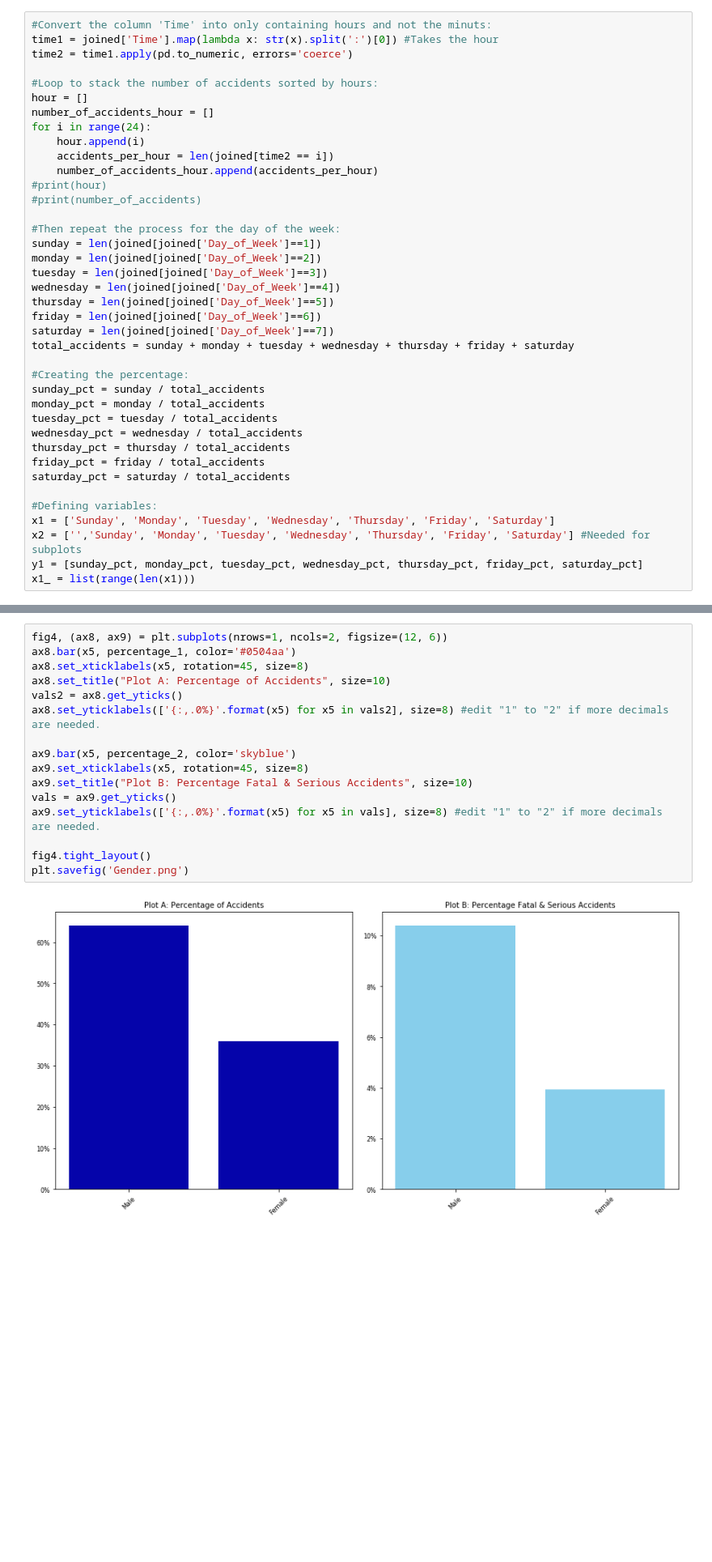
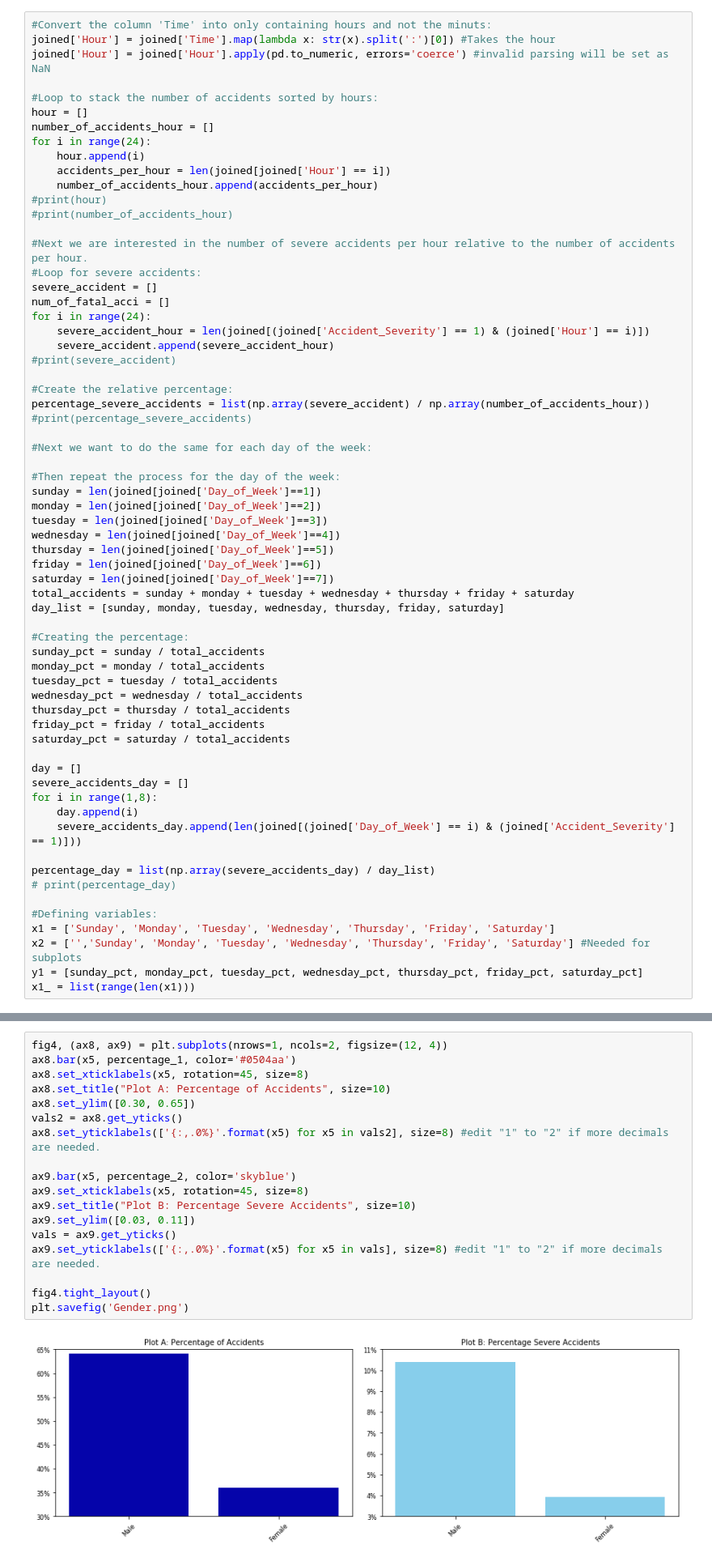
Before and after one commit to mathias2100/Group-30, a Jupyter notebook: SDS.ipynb, the cells around one changed output, grey strips where cells are left out. Shown: that part at 81% size. Saved outputs shown, nothing was run; the diff lists cells and outputs as text; blank space fills up the shorter version.

```diff
--- a/SDS.ipynb
+++ b/SDS.ipynb
@@ -207,18 +212,33 @@ In this section, we create the following descritive plots:
 ### Plot: Accidents by time of day and day of the week:
 # %%
 #Convert the column 'Time' into only containing hours and not the minuts:
-time1 = joined['Time'].map(lambda x: str(x).split(':')[0]) #Takes the hour
-time2 = time1.apply(pd.to_numeric, errors='coerce')
+joined['Hour'] = joined['Time'].map(lambda x: str(x).split(':')[0]) #Takes the hour
+joined['Hour'] = joined['Hour'].apply(pd.to_numeric, errors='coerce') #invalid parsing will be set as NaN
 
 #Loop to stack the number of accidents sorted by hours:
 hour = []
 number_of_accidents_hour = []
 for i in range(24):
     hour.append(i)
-    accidents_per_hour = len(joined[time2 == i])
+    accidents_per_hour = len(joined[joined['Hour'] == i])
     number_of_accidents_hour.append(accidents_per_hour)
 #print(hour)
-#print(number_of_accidents)
+#print(number_of_accidents_hour)
+
+#Next we are interested in the number of severe accidents per hour relative to the number of accidents per hour.
+#Loop for severe accidents:
+severe_accident = []
+num_of_fatal_acci = []
+for i in range(24):
+    severe_accident_hour = len(joined[(joined['Accident_Severity'] == 1) & (joined['Hour'] == i)])
+    severe_accident.append(severe_accident_hour)
+#print(severe_accident)
+
+#Create the relative percentage:
+percentage_severe_accidents = list(np.array(severe_accident) / np.array(number_of_accidents_hour))
+#print(percentage_severe_accidents)
+
+#Next we want to do the same for each day of the week:
 
 #Then repeat the process for the day of the week:
 sunday = len(joined[joined['Day_of_Week']==1])
@@ -229,6 +249,7 @@ thursday = len(joined[joined['Day_of_Week']==5])
 friday = len(joined[joined['Day_of_Week']==6])
 saturday = len(joined[joined['Day_of_Week']==7])
 total_accidents = sunday + monday + tuesday + wednesday + thursday + friday + saturday
+day_list = [sunday, monday, tuesday, wednesday, thursday, friday, saturday]
 
 #Creating the percentage:
 sunday_pct = sunday / total_accidents
@@ -239,6 +260,15 @@ thursday_pct = thursday / total_accidents
 friday_pct = friday / total_accidents
 saturday_pct = saturday / total_accidents
 
+day = []
+severe_accidents_day = []
+for i in range(1,8):
+    day.append(i)
+    severe_accidents_day.append(len(joined[(joined['Day_of_Week'] == i) & (joined['Accident_Severity'] == 1)]))
+
+percentage_day = list(np.array(severe_accidents_day) / day_list)
+# print(percentage_day)
+
 #Defining variables:
 x1 = ['Sunday', 'Monday', 'Tuesday', 'Wednesday', 'Thursday', 'Friday', 'Saturday']
 x2 = ['','Sunday', 'Monday', 'Tuesday', 'Wednesday', 'Thursday', 'Friday', 'Saturday'] #Needed for subplots
@@ -370,23 +433,25 @@ total_2 = sum(fatal_accident_per_gender_2)
 fatal_accident_per_gender_3 = np.array(fatal_accident_per_gender_2)
 percentage_2 = fatal_accident_per_gender_3 / total_1
 # %%
-fig4, (ax8, ax9) = plt.subplots(nrows=1, ncols=2, figsize=(12, 6))
+fig4, (ax8, ax9) = plt.subplots(nrows=1, ncols=2, figsize=(12, 4))
 ax8.bar(x5, percentage_1, color='#0504aa')
 ax8.set_xticklabels(x5, rotation=45, size=8)
 ax8.set_title("Plot A: Percentage of Accidents", size=10)
+ax8.set_ylim([0.30, 0.65])
 vals2 = ax8.get_yticks()
 ax8.set_yticklabels(['{:,.0%}'.format(x5) for x5 in vals2], size=8) #edit "1" to "2" if more decimals are needed.
 
 ax9.bar(x5, percentage_2, color='skyblue')
 ax9.set_xticklabels(x5, rotation=45, size=8)
-ax9.set_title("Plot B: Percentage Fatal & Serious Accidents", size=10)
+ax9.set_title("Plot B: Percentage Severe Accidents", size=10)
+ax9.set_ylim([0.03, 0.11])
 vals = ax9.get_yticks()
 ax9.set_yticklabels(['{:,.0%}'.format(x5) for x5 in vals], size=8) #edit "1" to "2" if more decimals are needed.
 
 fig4.tight_layout()
 plt.savefig('Gender.png')
 # %% [output]
-[figure, old version]
+[figure, new version]
 # %% [markdown]
 ### Plot: Accidents by Age:
 # %%
```
Also changed, not shown: parts of 7 cells of this notebook, 6 other files.
